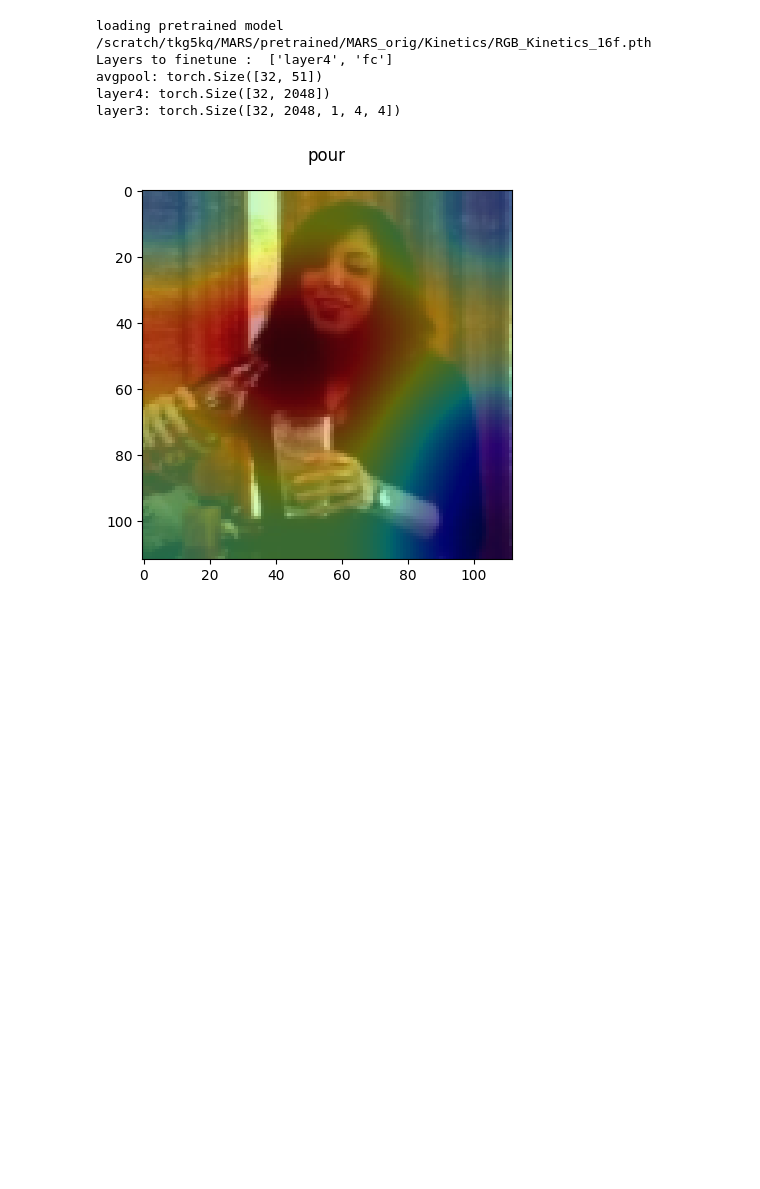
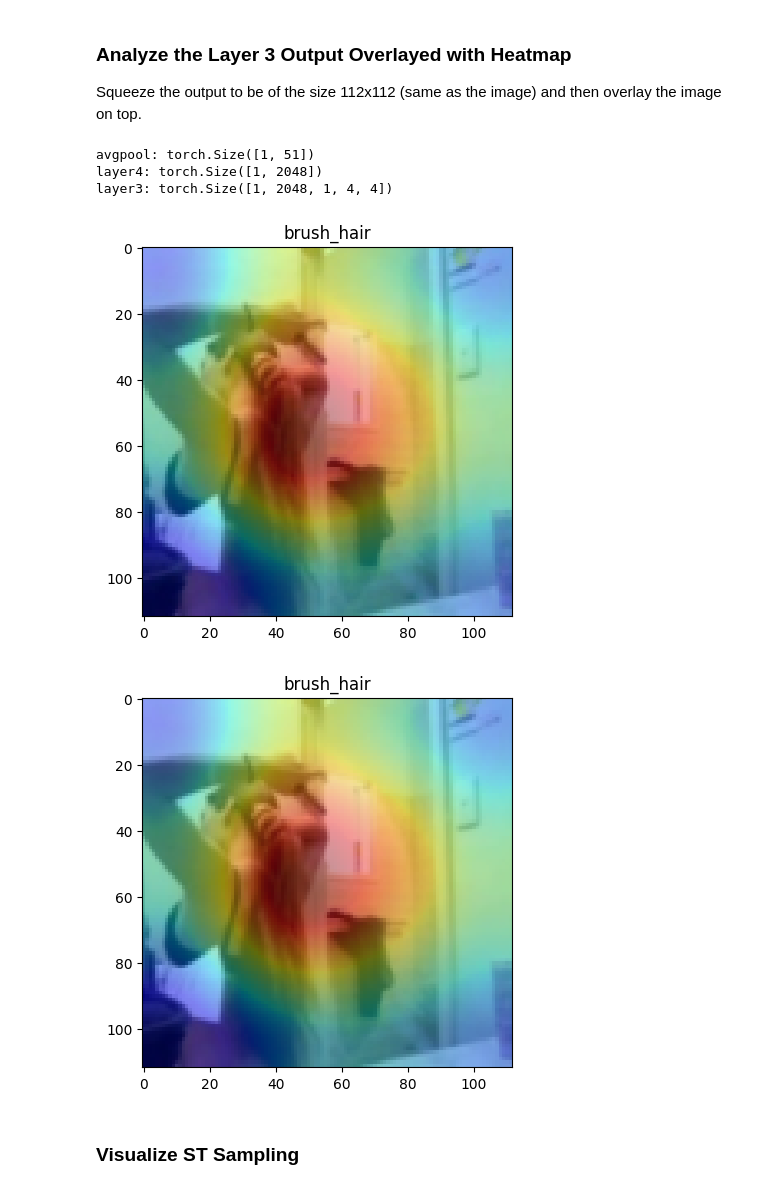
Before and after one commit to jmcgeeuva/MARS, a Jupyter notebook: visualize_frames.ipynb, the cells around one changed output. Cells and saved outputs as stored; diff of their text form; code cells hidden in the pictures; blank space fills up the shorter version.

```diff
--- a/visualize_frames.ipynb
+++ b/visualize_frames.ipynb
@@ -90,0 +111,5 @@ Preparing datatloaders ...
+# %%
+test_data   = HMDB51_test(split = 1,
+                          train = 0,
+                          opt = opt)
+print("Length of train data = ", len(test_data))
@@ -91,7 +120,8 @@ Preparing datatloaders ...
 # %%
-
-print("Preparing datatloaders ...")
-opt.n_workers = 0
-test_dataloader = DataLoader(test_data, batch_size = opt.batch_size, shuffle=True, pin_memory = True, drop_last=True)
+test_dataloader = DataLoader(test_data,
+                             batch_size = opt.batch_size,
+                             shuffle=False,
+                             pin_memory = True,
+                             drop_last=True)
 print("Length of test datatloader = ",len(test_dataloader))
 # %% [output]
@@ -100,6 +128,0 @@ Length of test datatloader =  47
-# %%
-classes = []
-with open('/scratch/tkg5kq/mmaction2/data/hmdb51/annotations/classInd.txt', 'r') as f:
-    for line in f:
-        label = line.split(' ')[1]
-        classes.append(label)
@@ -108,43 +163,49 @@ batch = next(iter(test_dataloader))
+# %% [markdown]
+### Analyze the Layer 3 Output Overlayed with Heatmap
+
+Squeeze the output to be of the size 112x112 (same as the image) and then overlay the image on top.
 # %%
-frame_num = 4
-sample_num = 5
-
-# Get model
-opt.pretrain_path = '/scratch/tkg5kq/MARS/pretrained/MARS_orig/Kinetics/RGB_Kinetics_16f.pth'
-opt.output_layers = ['avgpool', 'layer4', 'layer3']
-model, parameters = generate_model(opt)
-
-# run model on generated batch
-x,y = batch
-out = model(x)
+frame_num = -1
+sample_num = 0
 
 # Display the sizes of the layers
 for i, output_layer in enumerate(opt.output_layers):
     print(f'{output_layer}: {out[i].shape}')
 
 # https://medium.com/@stepanulyanin/implementing-grad-cam-in-pytorch-ea0937c31e82
 with torch.no_grad():
     data = out[2].cpu()[sample_num]
 
     # Interpolate from 4x4 to 112x112
     interp_data = F.interpolate(data, size=(112, 112), mode='bicubic', align_corners=False)
     # squeeze to just 4x4
     heatmap = torch.mean(interp_data, dim=(0,1)).squeeze()
 
     # Get the frame from the sample input and normalize
-    frame = x.permute(0, 2, 3, 4, 1)[sample_num, frame_num]
+    perm_frames = x.permute(0, 2, 3, 4, 1)
+    frame = perm_frames[sample_num, perm_frames.shape[1]//2]
     frame = frame.numpy()
     image = (frame-np.min(frame))/(np.max(frame)-np.min(frame))
 
     plt.figure()
     plt.title(f'{classes[y[sample_num]]}')
     plt.imshow(image)
     plt.imshow(heatmap, 'jet', interpolation='none', alpha=0.4)
     plt.show()
+
+    # Get the frame from the sample input and normalize
+    frame = x.permute(0, 2, 3, 4, 1)[sample_num, -1]
+    frame = frame.numpy()
+    image = (frame-np.min(frame))/(np.max(frame)-np.min(frame))
+
+    plt.figure()
+    plt.title(f'{classes[y[sample_num]]}')
+    plt.imshow(image)
+    plt.imshow(heatmap, 'jet', interpolation='none', alpha=0.4)
+    plt.show()
 # %% [output]
-loading pretrained model /scratch/tkg5kq/MARS/pretrained/MARS_orig/Kinetics/RGB_Kinetics_16f.pth
-Layers to finetune :  ['layer4', 'fc']
-avgpool: torch.Size([32, 51])
-layer4: torch.Size([32, 2048])
-layer3: torch.Size([32, 2048, 1, 4, 4])
+avgpool: torch.Size([1, 51])
+layer4: torch.Size([1, 2048])
+layer3: torch.Size([1, 2048, 1, 4, 4])
-[figure, old version]
+[figure, new version]
+[figure, added]
@@ -165,3 +212,5 @@ def show_sequence(seq, sample=8, title=''):
+# %% [markdown]
+### Visualize ST Sampling
 # %%
 sample1 = x[0].numpy()
 
```
Also changed, not shown: parts of 28 cells of this notebook, 2 other files.
